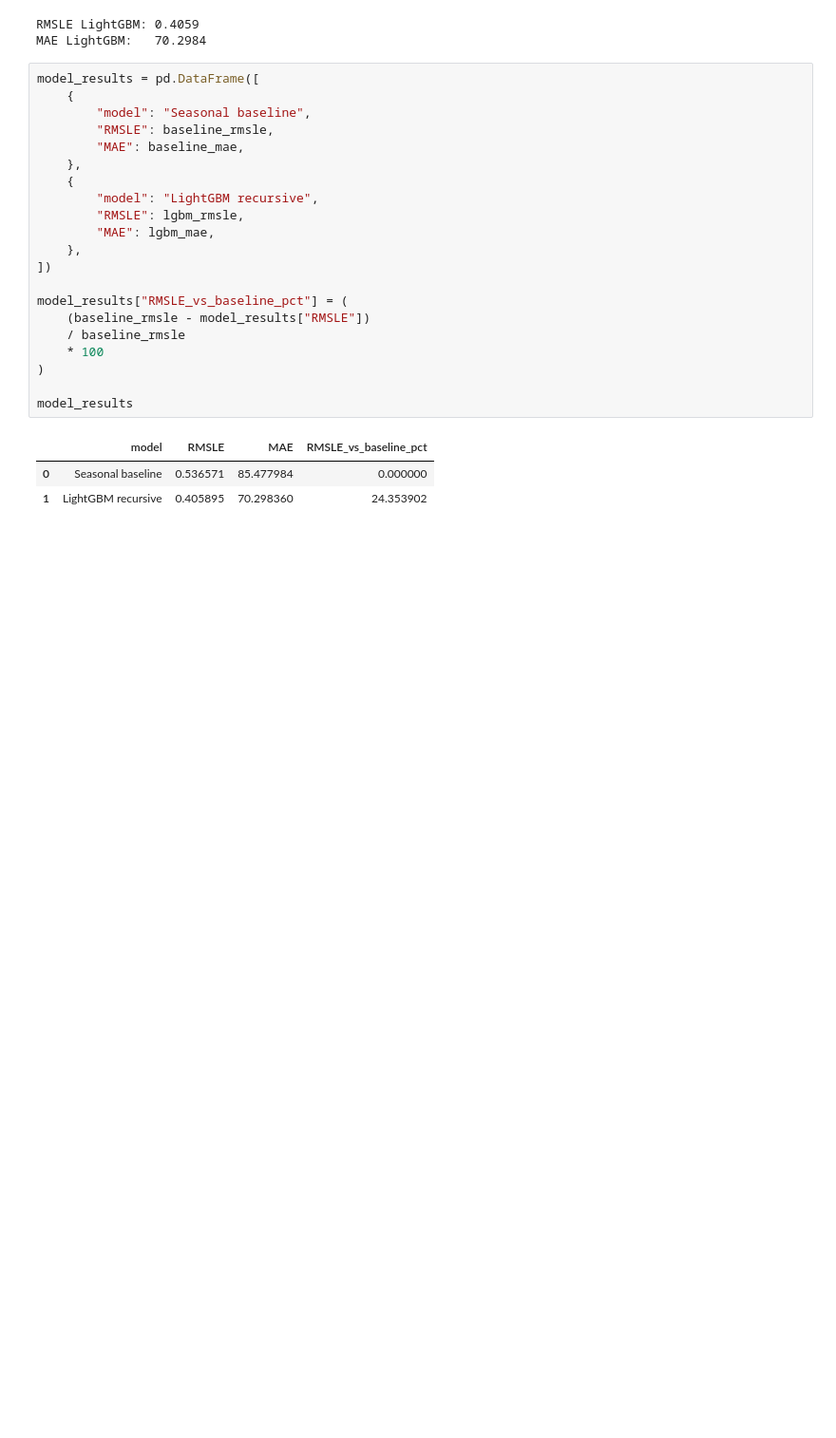
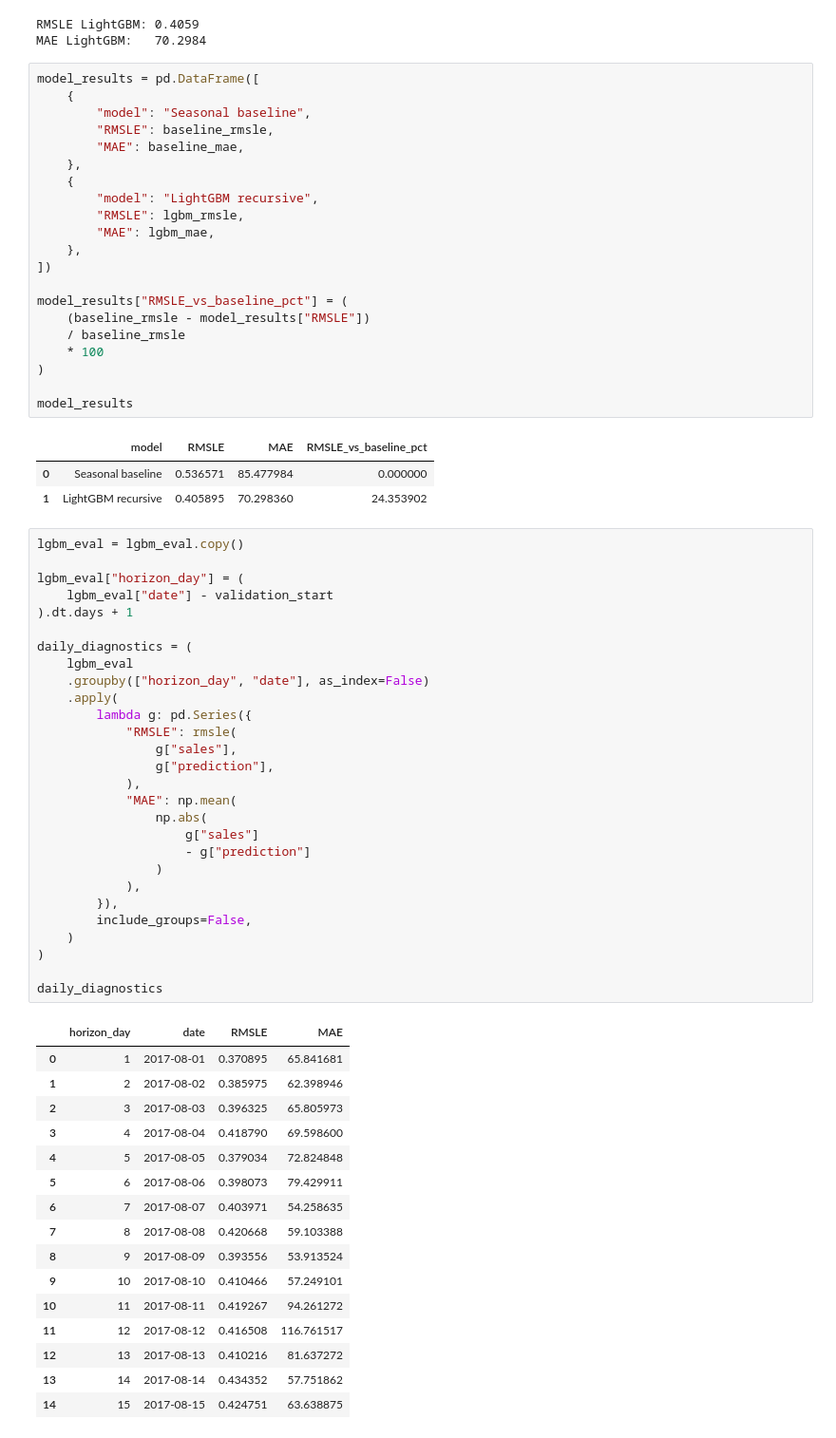
Before and after one commit to moiseslobayza/bekantor-demand-intelligence, a Jupyter notebook: notebooks/05_modeling.ipynb, the cells around one changed output. Shown at 95% size. Saved outputs shown, nothing was run; the diff lists cells and outputs as text; blank space fills up the shorter version.

Commit message:
feat: add LightGBM forecasting diagnostics

```diff
--- a/notebooks/05_modeling.ipynb
+++ b/notebooks/05_modeling.ipynb
@@ -745,3 +745,48 @@ model_results
 |  | model | RMSLE | MAE | RMSLE_vs_baseline_pct |
 | 0 | Seasonal baseline | 0.536571 | 85.477984 | 0.000000 |
 | 1 | LightGBM recursive | 0.405895 | 70.298360 | 24.353902 |
+# %%
+lgbm_eval = lgbm_eval.copy()
+
+lgbm_eval["horizon_day"] = (
+    lgbm_eval["date"] - validation_start
+).dt.days + 1
+
+daily_diagnostics = (
+    lgbm_eval
+    .groupby(["horizon_day", "date"], as_index=False)
+    .apply(
+        lambda g: pd.Series({
+            "RMSLE": rmsle(
+                g["sales"],
+                g["prediction"],
+            ),
+            "MAE": np.mean(
+                np.abs(
+                    g["sales"]
+                    - g["prediction"]
+                )
+            ),
+        }),
+        include_groups=False,
+    )
+)
+
+daily_diagnostics
+# %% [output]
+|  | horizon_day | date | RMSLE | MAE |
+| 0 | 1 | 2017-08-01 | 0.370895 | 65.841681 |
+| 1 | 2 | 2017-08-02 | 0.385975 | 62.398946 |
+| 2 | 3 | 2017-08-03 | 0.396325 | 65.805973 |
+| 3 | 4 | 2017-08-04 | 0.418790 | 69.598600 |
+| 4 | 5 | 2017-08-05 | 0.379034 | 72.824848 |
+| 5 | 6 | 2017-08-06 | 0.398073 | 79.429911 |
+| 6 | 7 | 2017-08-07 | 0.403971 | 54.258635 |
+| 7 | 8 | 2017-08-08 | 0.420668 | 59.103388 |
+| 8 | 9 | 2017-08-09 | 0.393556 | 53.913524 |
+| 9 | 10 | 2017-08-10 | 0.410466 | 57.249101 |
+| 10 | 11 | 2017-08-11 | 0.419267 | 94.261272 |
+| 11 | 12 | 2017-08-12 | 0.416508 | 116.761517 |
+| 12 | 13 | 2017-08-13 | 0.410216 | 81.637272 |
+| 13 | 14 | 2017-08-14 | 0.434352 | 57.751862 |
+| 14 | 15 | 2017-08-15 | 0.424751 | 63.638875 |
```
Also changed, not shown: parts of 14 cells of this notebook.
